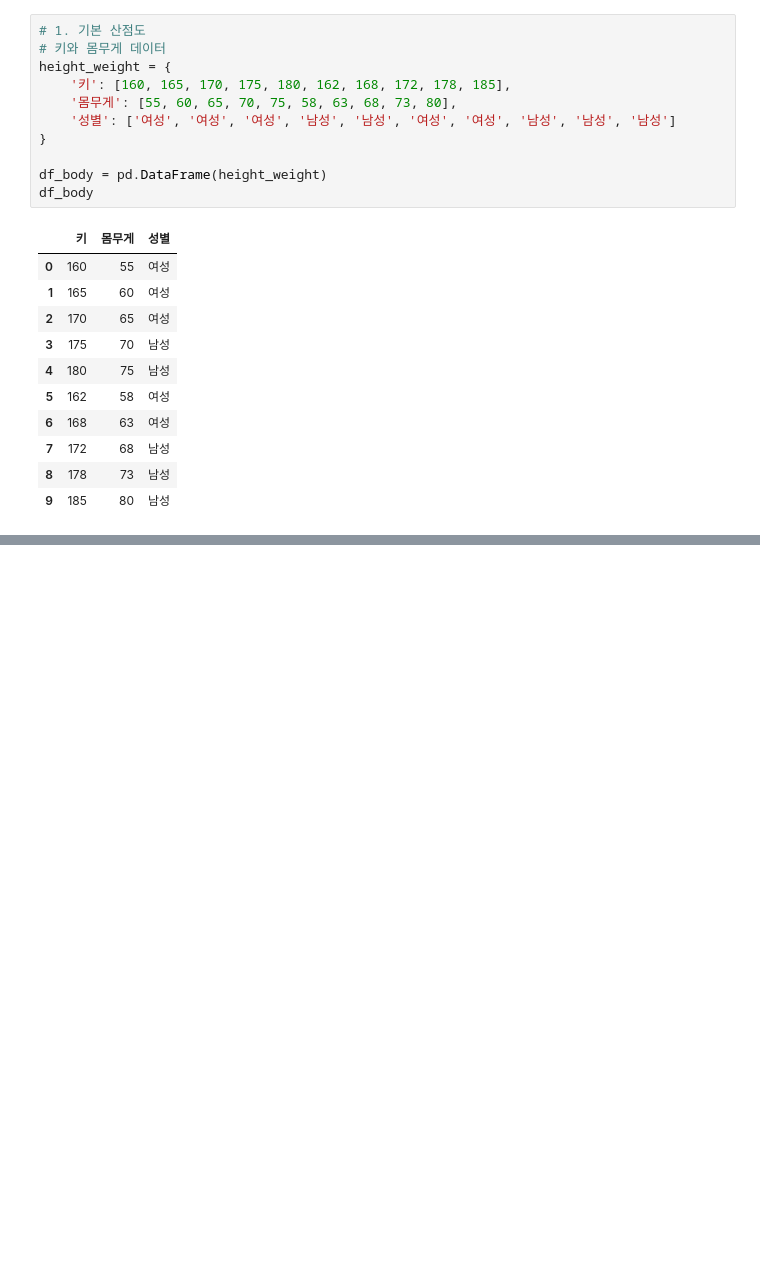
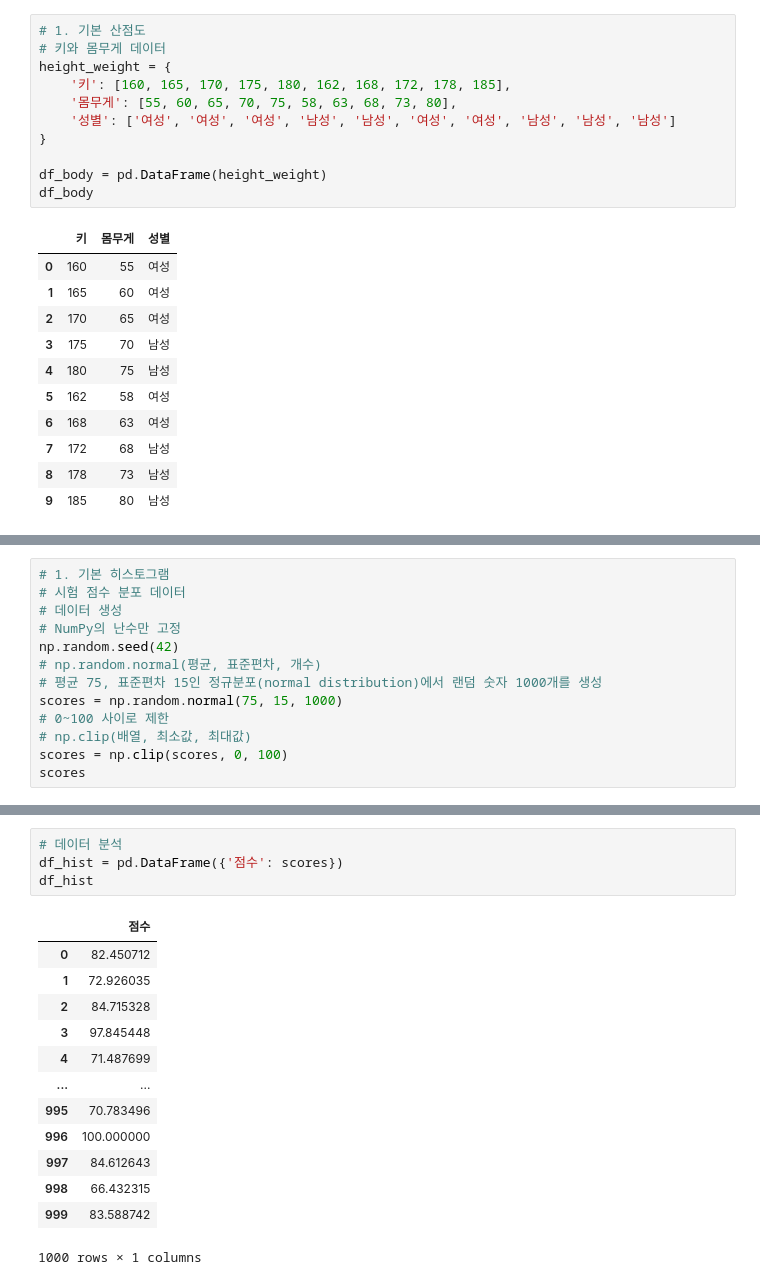
Before and after one commit to fsclass-n/big0611, a Jupyter notebook: py/p02_데이터분석/ch06_plotly/ex02_기본그래프유형.ipynb, the cells around one changed output, grey strips where cells are left out. Drawn from its saved outputs; the diff is of its cells as text; blank space fills up the shorter version.

```diff
--- a/py/p02_데이터분석/ch06_plotly/ex02_기본그래프유형.ipynb
+++ b/py/p02_데이터분석/ch06_plotly/ex02_기본그래프유형.ipynb
@@ -130,0 +395,13 @@ df_body
+# %%
+# 1. 기본 히스토그램
+# 시험 점수 분포 데이터
+# 데이터 생성
+# NumPy의 난수만 고정
+np.random.seed(42)
+# np.random.normal(평균, 표준편차, 개수)
+# 평균 75, 표준편차 15인 정규분포(normal distribution)에서 랜덤 숫자 1000개를 생성
+scores = np.random.normal(75, 15, 1000)
+# 0~100 사이로 제한
+# np.clip(배열, 최소값, 최대값)
+scores = np.clip(scores, 0, 100)
+scores
@@ -130,0 +426,18 @@ df_body
+# %%
+# 데이터 분석
+df_hist = pd.DataFrame({'점수': scores})
+df_hist
+# %% [output]
+|  | 점수 |
+| 0 | 82.450712 |
+| 1 | 72.926035 |
+| 2 | 84.715328 |
+| 3 | 97.845448 |
+| 4 | 71.487699 |
+| ... | ... |
+| 995 | 70.783496 |
+| 996 | 100.000000 |
+| 997 | 84.612643 |
+| 998 | 66.432315 |
+| 999 | 83.588742 |
+1000 rows × 1 columns
```
Also changed, not shown: parts of 24 cells of this notebook.
